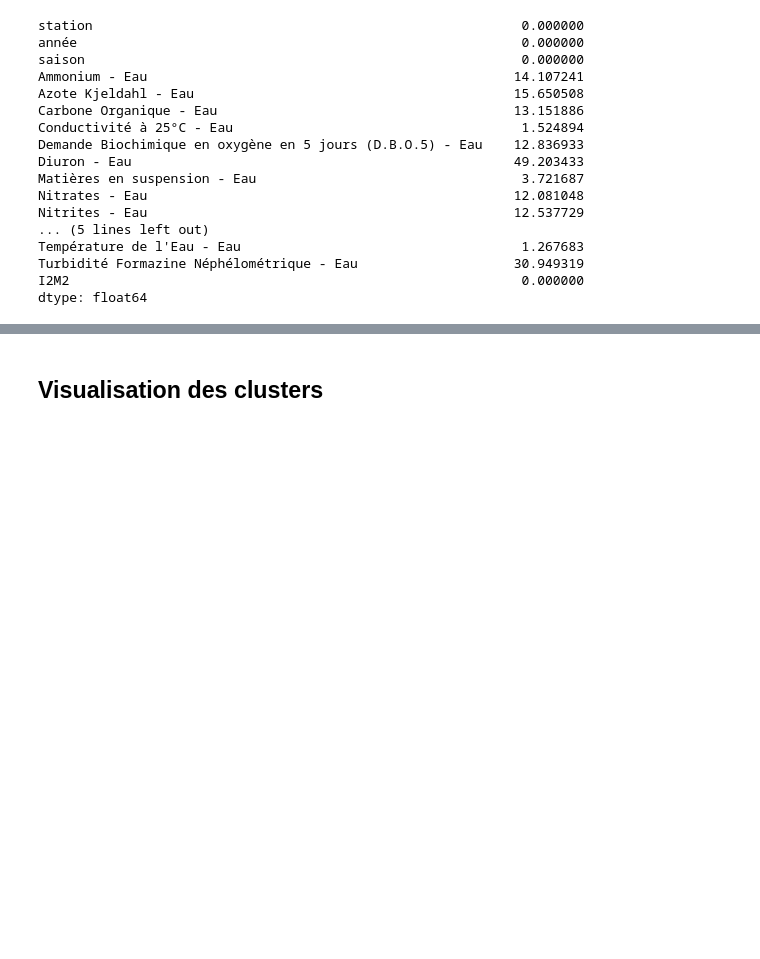
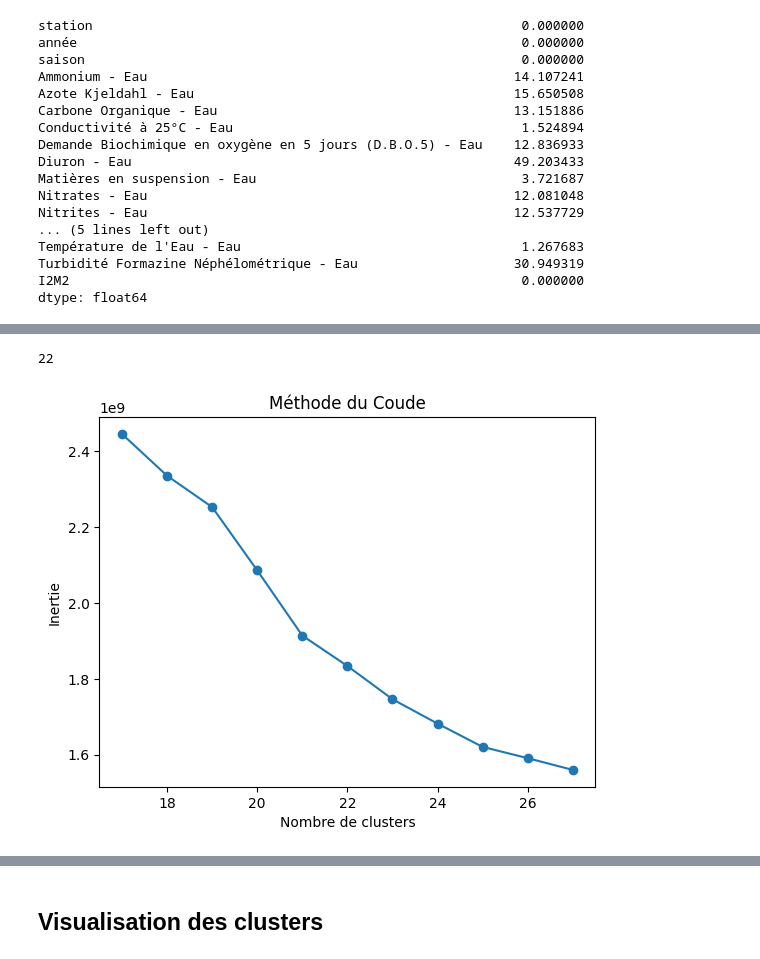
Before and after one commit to zoemarquis/naiades-analytics, a Jupyter notebook: naiades.ipynb, the cells around one changed output, grey strips where cells are left out. Drawn from its saved outputs; the diff is of its cells as text; code cells hidden in the pictures; blank space fills up the shorter version.

```diff
--- a/naiades.ipynb
+++ b/naiades.ipynb
@@ -1537,13 +1571,12 @@ Nombre de colonnes en tout : 19
 # %%
 # Mapper chaque saison à un trimestre
 saison_to_quarter = {
-    "Hiver": "Q1",
-    "Printemps": "Q2",
-    "Été": "Q3",
-    "Automne": "Q4"
+    "Hiver": 1,
+    "Printemps": 2,
+    "Été": 3,
+    "Automne": 4
 }
-
-# Créer une colonne "année_trimestre"
-df['trimestre'] = df['saison'].map(saison_to_quarter)
-df['année_trimestre'] = df['année'].astype(str) + '-' + df['trimestre']
-df = df.drop(columns=['année', 'saison', 'trimestre'])  # Supprimer les colonnes inutiles
+df_pc_median_bio_median_1_month['trimestre'] = df_pc_median_bio_median_1_month['saison'].map(saison_to_quarter)
+# drop saison
+df_pc_median_bio_median_1_month.drop(columns=['saison'], inplace=True)
+df_pc_median_bio_median_1_month.head(5)
@@ -1560,0 +1590,6 @@ NameError: name 'StandardScaler' is not defined
+# %%
+# Convertir l'identifiant de station en variable catégorielle (cela crée un encodage numérique)
+df_pc_median_bio_median_1_month['station'] = df_pc_median_bio_median_1_month['station'].astype('str')
+df_pc_median_bio_median_1_month['trimestre'] = df_pc_median_bio_median_1_month['trimestre'].astype(int)
+df_pc_median_bio_median_1_month['année'] = df_pc_median_bio_median_1_month['année'].astype(int)
+df_pc_median_bio_median_1_month.dtypes
@@ -1560,0 +1614,24 @@ NameError: name 'StandardScaler' is not defined
+# %%
+nb_hydroecoregions = df_hydroregions['CdHER1'].nunique()
+nb_hydroecoregions
+# %% [output]
+22
+# %%
+import matplotlib.pyplot as plt ## TODO ZOE import en haut
+from sklearn.cluster import KMeans
+
+# Calculer la somme des erreurs quadratiques pour différents k
+inertia = []
+for k in range(nb_hydroecoregions - 5, nb_hydroecoregions + 6):
+    kmeans = KMeans(n_clusters=k, random_state=42)
+    kmeans.fit(df_pc_median_bio_median_1_month)
+    inertia.append(kmeans.inertia_)
+# %%
+# Tracer l'inertie pour observer le coude
+plt.plot(range(nb_hydroecoregions - 5, nb_hydroecoregions + 6), inertia, marker='o')
+plt.title('Méthode du Coude')
+plt.xlabel('Nombre de clusters')
+plt.ylabel('Inertie')
+plt.show()
+# %% [output]
+[figure, added]
```
Also changed, not shown: parts of 15 cells of this notebook.
